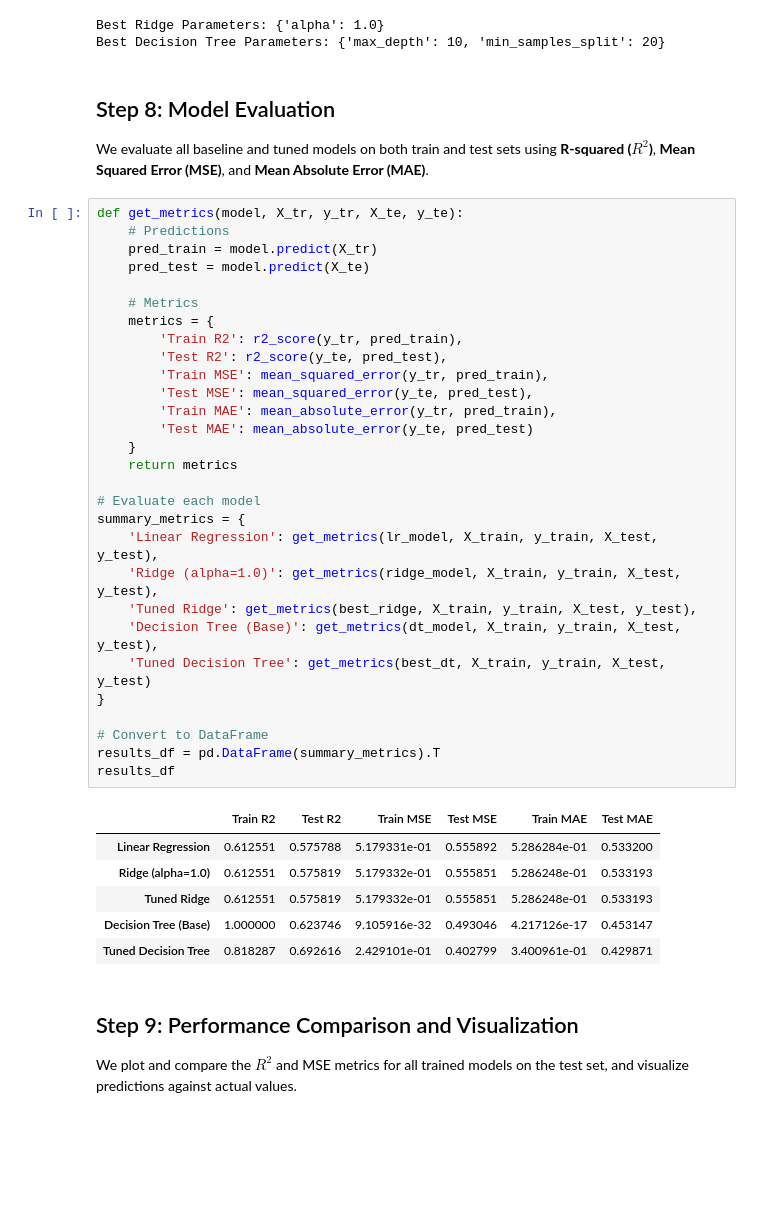
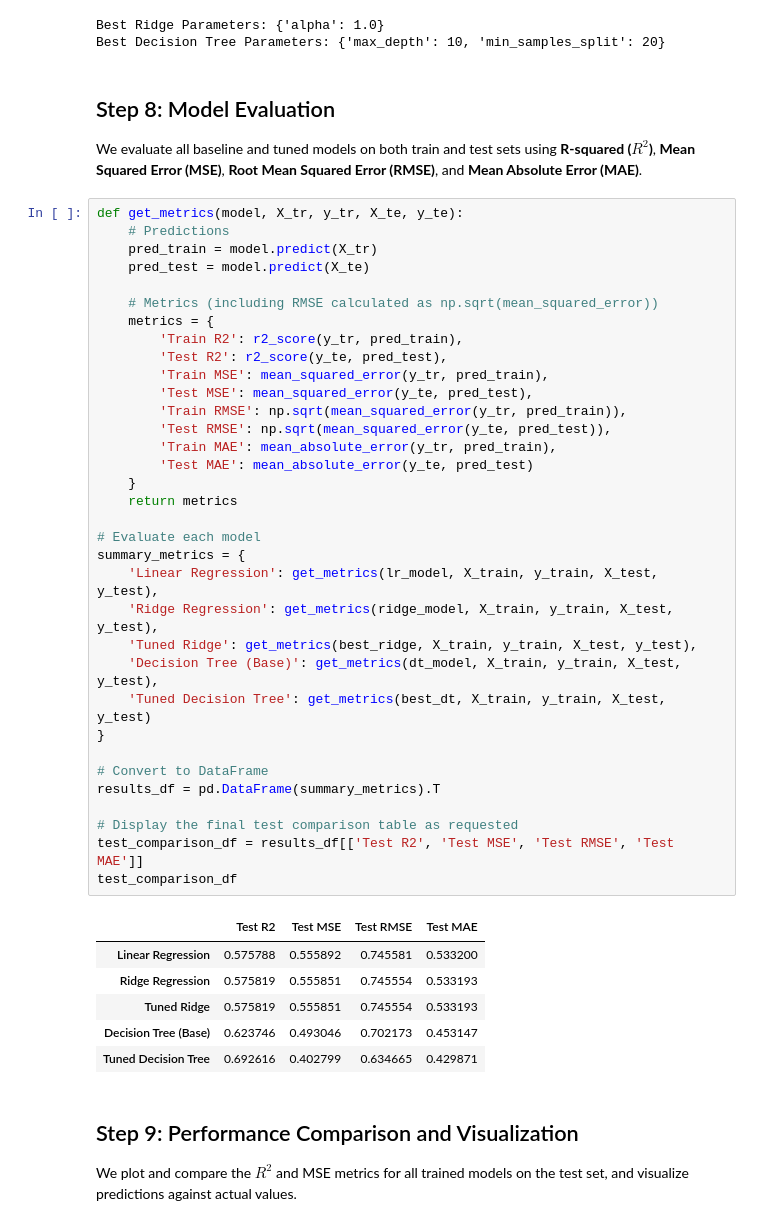
Before and after one commit to yashashreenanche/california-housing-prediction-2, a Jupyter notebook: task2_ml.ipynb, the cells around one changed output. Cells and saved outputs as stored; diff of their text form; blank space fills up the shorter version.

```diff
--- a/task2_ml.ipynb
+++ b/task2_ml.ipynb
@@ -284,43 +284,48 @@ Best Decision Tree Parameters: {'max_depth': 10, 'min_samples_split': 20}
 # %% [markdown]
 ## Step 8: Model Evaluation
 
-We evaluate all baseline and tuned models on both train and test sets using **R-squared ($R^2$)**, **Mean Squared Error (MSE)**, and **Mean Absolute Error (MAE)**.
+We evaluate all baseline and tuned models on both train and test sets using **R-squared ($R^2$)**, **Mean Squared Error (MSE)**, **Root Mean Squared Error (RMSE)**, and **Mean Absolute Error (MAE)**.
 # %%
 def get_metrics(model, X_tr, y_tr, X_te, y_te):
     # Predictions
     pred_train = model.predict(X_tr)
     pred_test = model.predict(X_te)
 
-    # Metrics
+    # Metrics (including RMSE calculated as np.sqrt(mean_squared_error))
     metrics = {
         'Train R2': r2_score(y_tr, pred_train),
         'Test R2': r2_score(y_te, pred_test),
         'Train MSE': mean_squared_error(y_tr, pred_train),
         'Test MSE': mean_squared_error(y_te, pred_test),
+        'Train RMSE': np.sqrt(mean_squared_error(y_tr, pred_train)),
+        'Test RMSE': np.sqrt(mean_squared_error(y_te, pred_test)),
         'Train MAE': mean_absolute_error(y_tr, pred_train),
         'Test MAE': mean_absolute_error(y_te, pred_test)
     }
     return metrics
 
 # Evaluate each model
 summary_metrics = {
     'Linear Regression': get_metrics(lr_model, X_train, y_train, X_test, y_test),
-    'Ridge (alpha=1.0)': get_metrics(ridge_model, X_train, y_train, X_test, y_test),
+    'Ridge Regression': get_metrics(ridge_model, X_train, y_train, X_test, y_test),
     'Tuned Ridge': get_metrics(best_ridge, X_train, y_train, X_test, y_test),
     'Decision Tree (Base)': get_metrics(dt_model, X_train, y_train, X_test, y_test),
     'Tuned Decision Tree': get_metrics(best_dt, X_train, y_train, X_test, y_test)
 }
 
 # Convert to DataFrame
 results_df = pd.DataFrame(summary_metrics).T
-results_df
+
+# Display the final test comparison table as requested
+test_comparison_df = results_df[['Test R2', 'Test MSE', 'Test RMSE', 'Test MAE']]
+test_comparison_df
 # %% [output]
-|  | Train R2 | Test R2 | Train MSE | Test MSE | Train MAE | Test MAE |
-| Linear Regression | 0.612551 | 0.575788 | 5.179331e-01 | 0.555892 | 5.286284e-01 | 0.533200 |
-| Ridge (alpha=1.0) | 0.612551 | 0.575819 | 5.179332e-01 | 0.555851 | 5.286248e-01 | 0.533193 |
-| Tuned Ridge | 0.612551 | 0.575819 | 5.179332e-01 | 0.555851 | 5.286248e-01 | 0.533193 |
-| Decision Tree (Base) | 1.000000 | 0.623746 | 9.105916e-32 | 0.493046 | 4.217126e-17 | 0.453147 |
-| Tuned Decision Tree | 0.818287 | 0.692616 | 2.429101e-01 | 0.402799 | 3.400961e-01 | 0.429871 |
+|  | Test R2 | Test MSE | Test RMSE | Test MAE |
+| Linear Regression | 0.575788 | 0.555892 | 0.745581 | 0.533200 |
+| Ridge Regression | 0.575819 | 0.555851 | 0.745554 | 0.533193 |
+| Tuned Ridge | 0.575819 | 0.555851 | 0.745554 | 0.533193 |
+| Decision Tree (Base) | 0.623746 | 0.493046 | 0.702173 | 0.453147 |
+| Tuned Decision Tree | 0.692616 | 0.402799 | 0.634665 | 0.429871 |
 # %% [markdown]
 ## Step 9: Performance Comparison and Visualization
 
```
Also changed, not shown: parts of 6 cells of this notebook.
